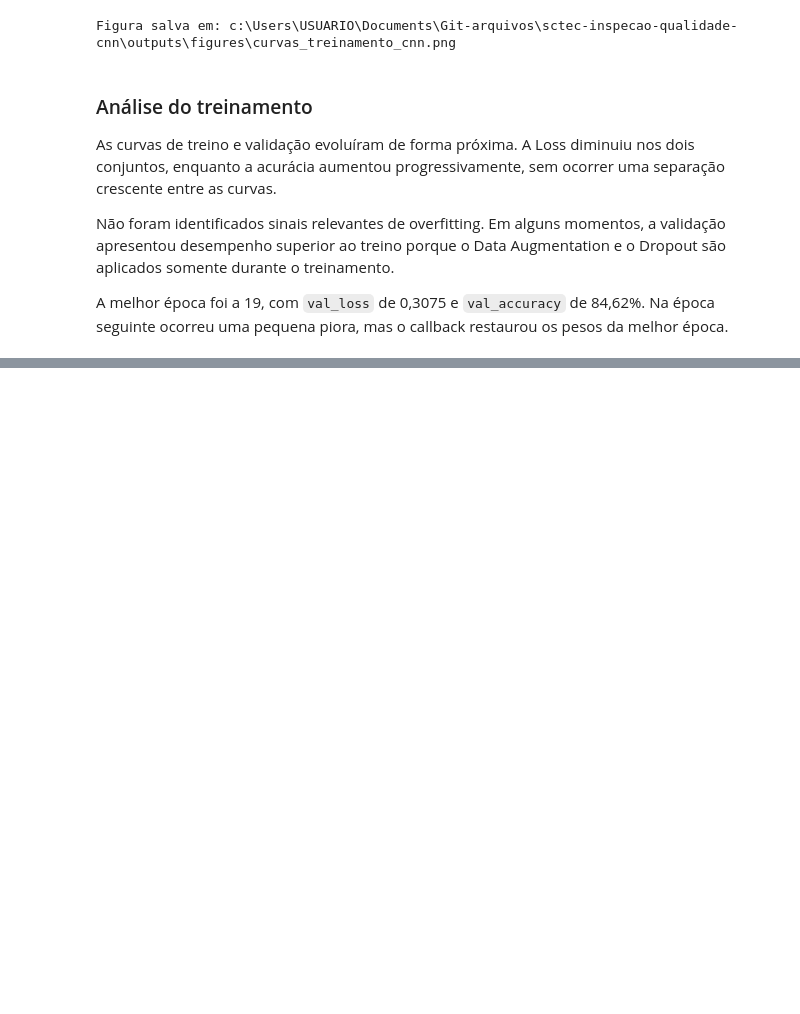
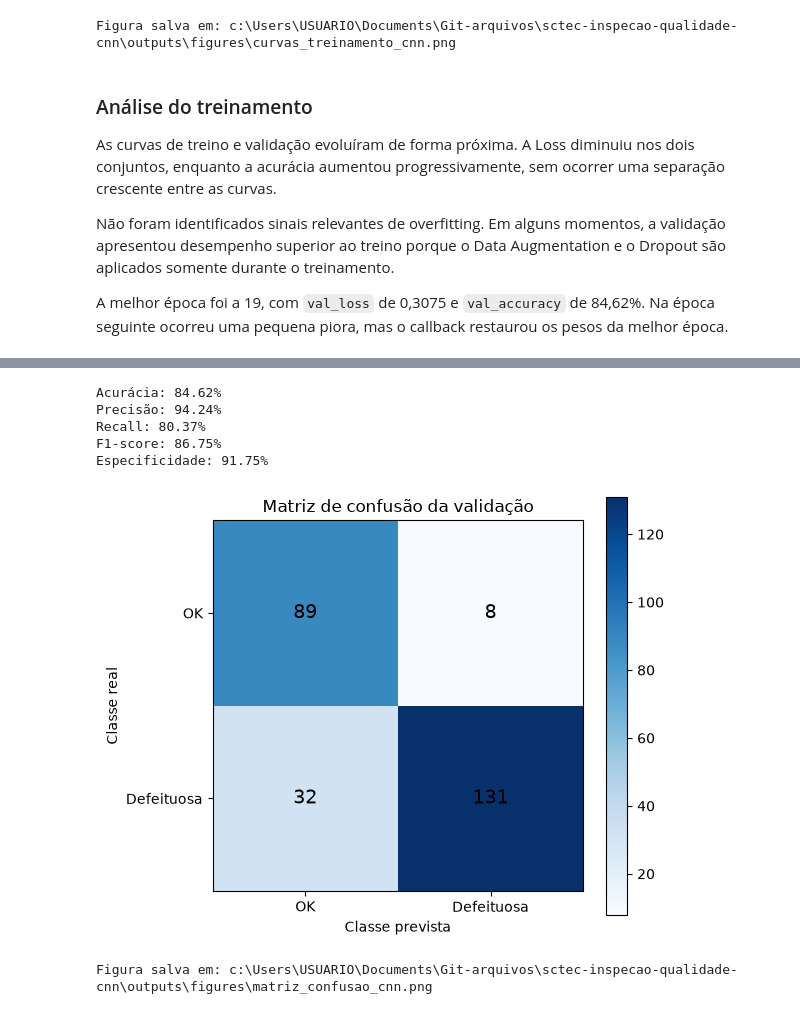
Before and after one commit to MarcioLuizBR/sctec-inspecao-qualidade-cnn, a Jupyter notebook: notebooks/02_classificacao_cnn.ipynb, the cells around one changed output, grey strips where cells are left out. Saved outputs shown, nothing was run; the diff lists cells and outputs as text; code cells hidden in the pictures; blank space fills up the shorter version.

```diff
--- a/notebooks/02_classificacao_cnn.ipynb
+++ b/notebooks/02_classificacao_cnn.ipynb
@@ -578,0 +629,78 @@ A melhor época foi a 19, com `val_loss` de 0,3075 e `val_accuracy` de 84,62%. N
+# %%
+verdadeiros_ok, falsos_defeitos, falsos_ok, verdadeiros_defeitos = (
+    matriz_confusao.ravel()
+)
+
+acuracia = (
+    verdadeiros_ok + verdadeiros_defeitos
+) / matriz_confusao.sum()
+
+precisao = verdadeiros_defeitos / (
+    verdadeiros_defeitos + falsos_defeitos
+)
+
+recall = verdadeiros_defeitos / (
+    verdadeiros_defeitos + falsos_ok
+)
+
+f1_score = 2 * precisao * recall / (
+    precisao + recall
+)
+
+especificidade = verdadeiros_ok / (
+    verdadeiros_ok + falsos_defeitos
+)
+
+print(f"Acurácia: {acuracia:.2%}")
+print(f"Precisão: {precisao:.2%}")
+print(f"Recall: {recall:.2%}")
+print(f"F1-score: {f1_score:.2%}")
+print(f"Especificidade: {especificidade:.2%}")
+# %% [output]
+Acurácia: 84.62%
+Precisão: 94.24%
+Recall: 80.37%
+F1-score: 86.75%
+Especificidade: 91.75%
+# %%
+figura, eixo = plt.subplots(figsize=(6, 5))
+
+imagem_matriz = eixo.imshow(
+    matriz_confusao,
+    cmap="Blues",
+)
+
+for linha in range(2):
+    for coluna in range(2):
+        eixo.text(
+            coluna,
+            linha,
+            matriz_confusao[linha, coluna],
+            ha="center",
+            va="center",
+            fontsize=14,
+        )
+
+eixo.set_xticks([0, 1], NOMES_CLASSES)
+eixo.set_yticks([0, 1], NOMES_CLASSES)
+eixo.set_xlabel("Classe prevista")
+eixo.set_ylabel("Classe real")
+eixo.set_title("Matriz de confusão da validação")
+
+figura.colorbar(imagem_matriz, ax=eixo)
+figura.tight_layout()
+
+caminho_saida = (
+    RAIZ_PROJETO
+    / "outputs"
+    / "figures"
+    / "matriz_confusao_cnn.png"
+)
+
+figura.savefig(caminho_saida, dpi=300, bbox_inches="tight")
+plt.show()
+
+print(f"Figura salva em: {caminho_saida}")
+# %% [output]
+[figure, added]
+Figura salva em: c:\Users\USUARIO\Documents\Git-arquivos\sctec-inspecao-qualidade-cnn\outputs\figures\matriz_confusao_cnn.png
```
Also changed, not shown: parts of 4 cells of this notebook, 1 other file.
